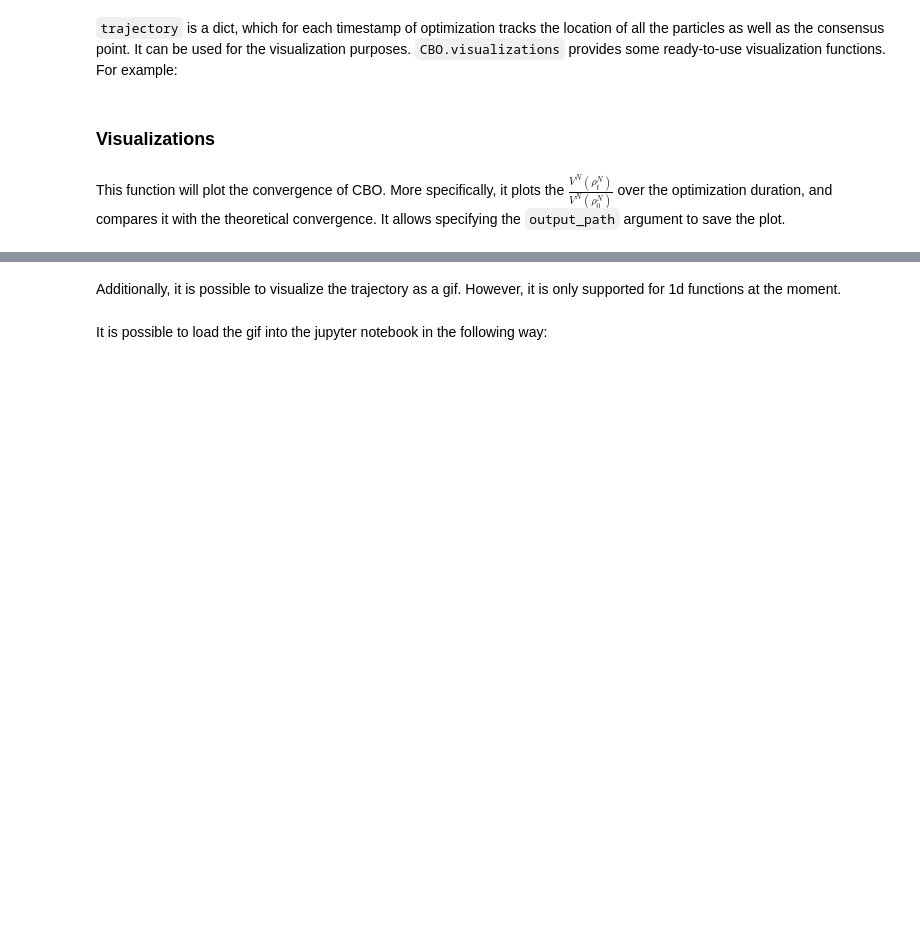
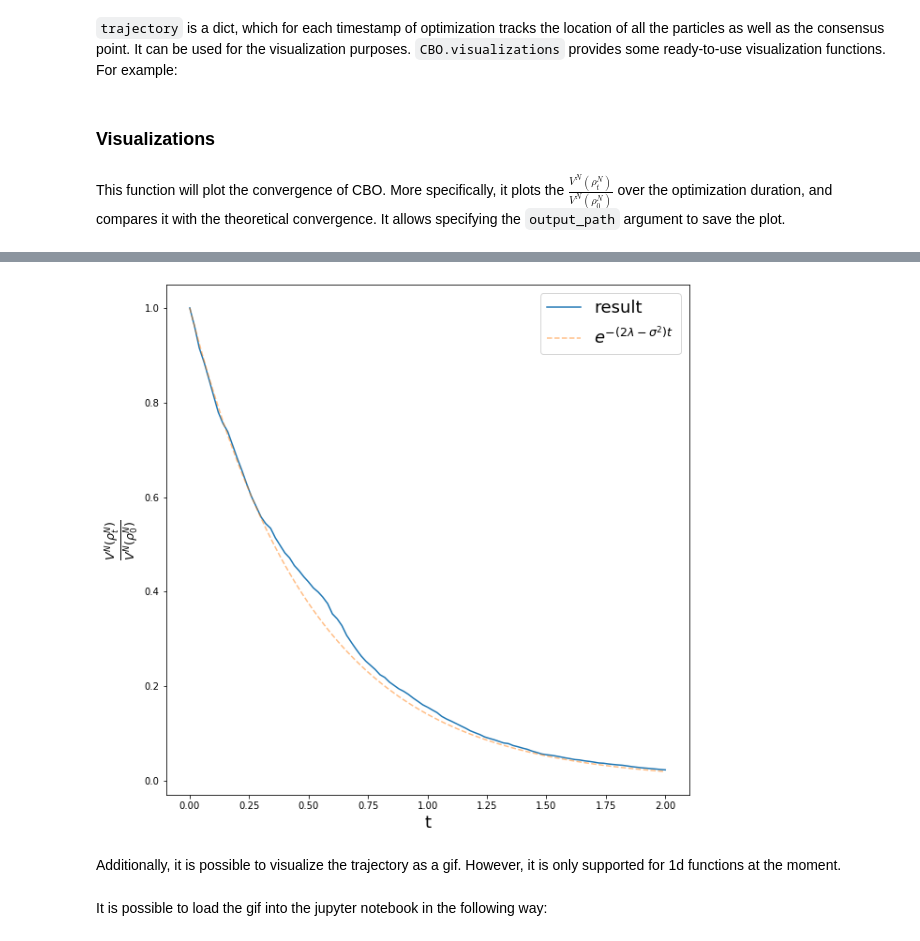
Before and after one commit to Igor-Tukh/cbo-in-python, a Jupyter notebook: notebooks/functions_minimization_examples.ipynb, the cells around one changed output, grey strips where cells are left out. Saved outputs shown, nothing was run; the diff lists cells and outputs as text; code cells hidden in the pictures; blank space fills up the shorter version.

```diff
--- a/notebooks/functions_minimization_examples.ipynb
+++ b/notebooks/functions_minimization_examples.ipynb
@@ -103,3 +107,14 @@ visualize_trajectory_convergence(trajectory, 0, display_exponent=True, exp_sigma
+# %%
+minimizer, trajectory = minimize(rastrigin_c(2.5), dimensionality=1, n_particles=100, time_horizon=2,
+                                 return_trajectory=True, optimizer_config = {
+                                     'alpha': 1000,
+                                     'sigma': 0.2,
+                                 },
+                                 initial_distribution=Normal(2, 3), use_multiprocessing=True)
+# %%
+visualize_trajectory_convergence(trajectory, 0, display_exponent=True, exp_sigma=0.2)
+# %% [output]
+[figure, added]
 # %% [markdown]
 Additionally, it is possible to visualize the trajectory as a gif. However, it is only supported for 1d functions at the moment.
 # %%
```
Also changed, not shown: parts of 2 cells of this notebook, 2 other files.
